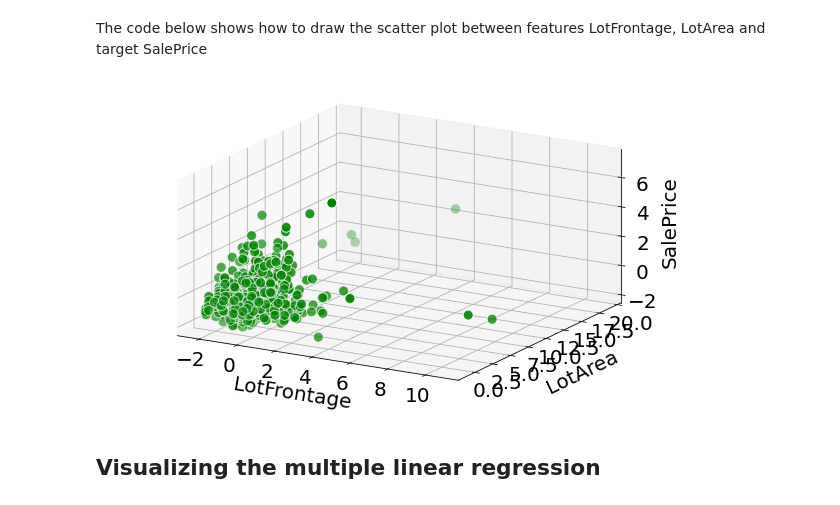
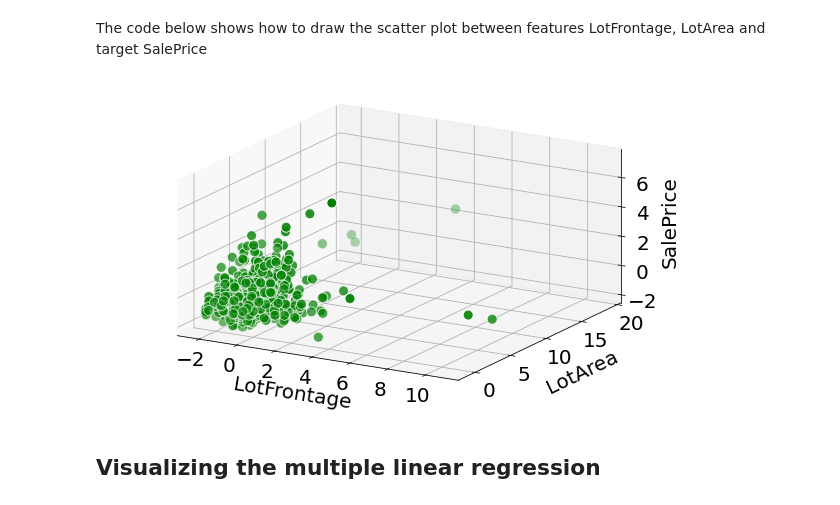
Before and after one commit to nehat312/teaching, a Jupyter notebook: gwu/machine_learning_I/fall_2020/code/p2_shallow_learning/p2_c2_supervised_learning/p2_c2_s1_linear_regression/code_example/code_example.ipynb, the cells around one changed output. Drawn from its saved outputs; the diff is of its cells as text; code cells hidden in the pictures.

```diff
--- a/gwu/machine_learning_I/fall_2020/code/p2_shallow_learning/p2_c2_supervised_learning/p2_c2_s1_linear_regression/code_example/code_example.ipynb
+++ b/gwu/machine_learning_I/fall_2020/code/p2_shallow_learning/p2_c2_supervised_learning/p2_c2_s1_linear_regression/code_example/code_example.ipynb
@@ -597,30 +595,31 @@ The code below shows how to draw the scatter plot between features LotFrontage,
 # %%
 from mpl_toolkits.mplot3d import Axes3D
 
 # Create a figure
 fig = plt.figure(figsize=(8.6, 5))
 
 # Create the axes
 ax = plt.axes(projection='3d', proj_type='ortho')
 
 # The scatter plot between LotFrontage, LotArea and SalePrice
 ax.scatter3D(X_train[['LotFrontage']], X_train[['LotArea']], y_train, color='green', edgecolor='white', s=100);
 
 # Set x-axis
 ax.set_xlabel('LotFrontage', labelpad=15)
 
 # Set y-axis
 ax.set_ylabel('LotArea', labelpad=15)
+ax.set_yticks([0, 5, 10, 15, 20])
 
 # Set z-axis
 ax.set_zlabel(target, labelpad=5)
 
 # Save and show the figure
 plt.tight_layout()
 plt.savefig(abspath_curr + 'result/figure/scatter_plot_LotFrontage_LotArea_SalePrice.pdf')
 plt.show()
 # %% [output]
-[figure, old version]
+[figure, new version]
 # %% [markdown]
 ## Visualizing the multiple linear regression
 # %%
```
Also changed, not shown: parts of 3 cells of this notebook, 4 other files.
